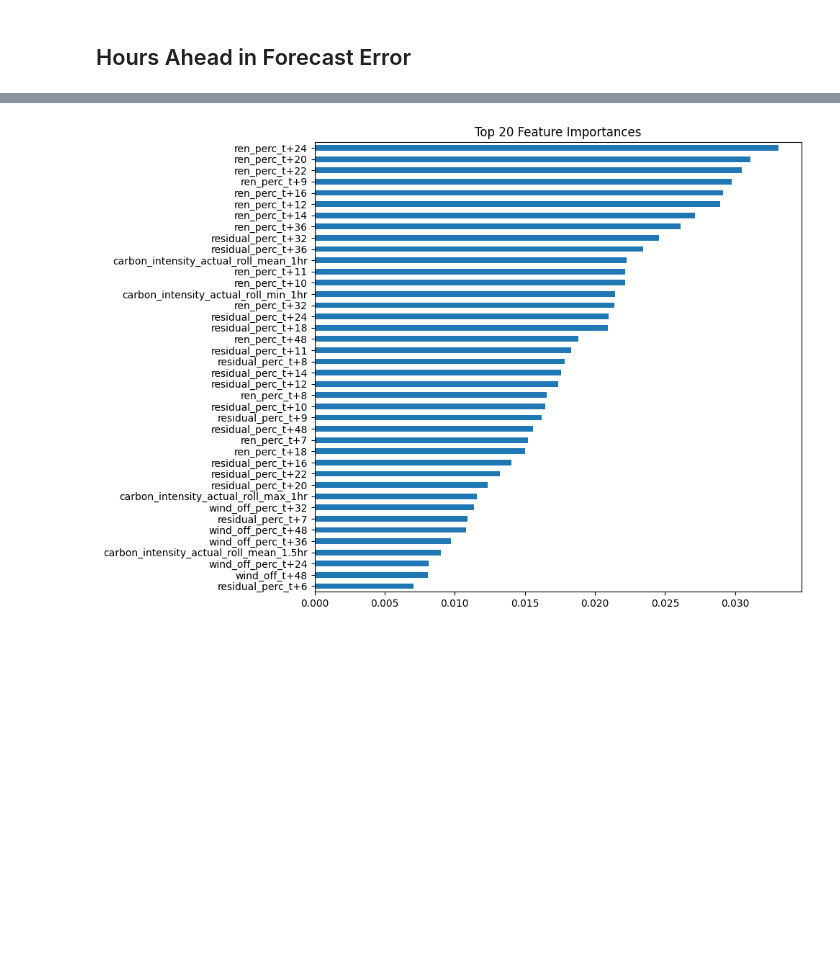
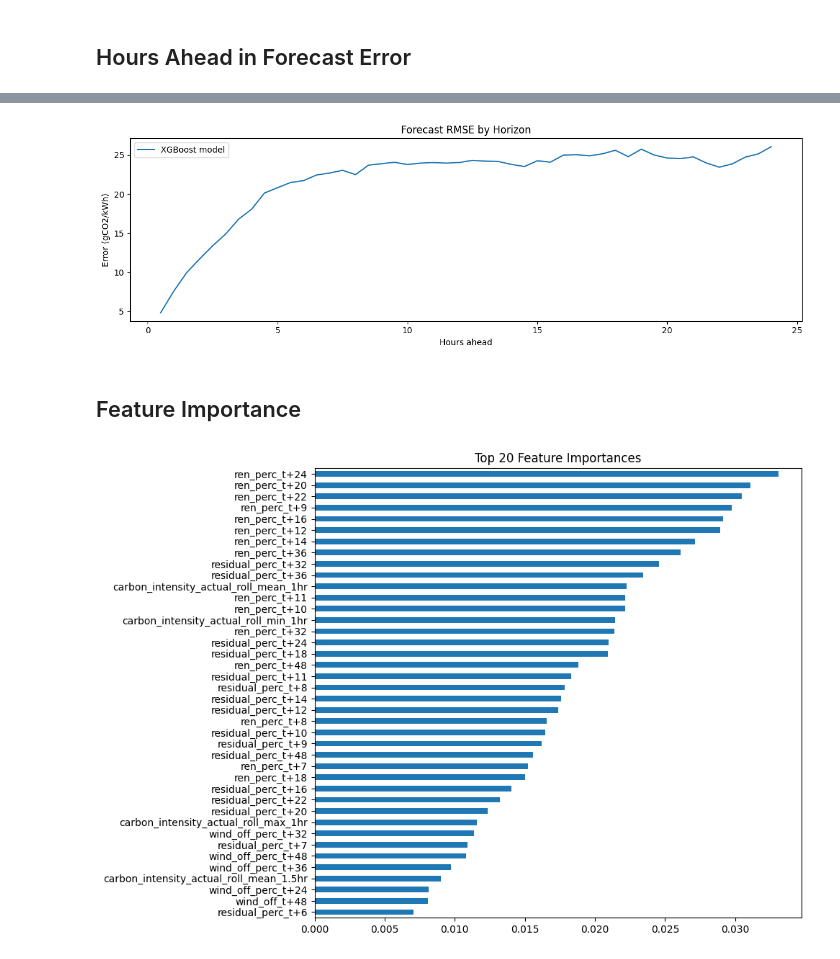
Before and after one commit to ed-jeffrey/ml-forecasting, a Jupyter notebook: ml-forecasting/model_evaluation.ipynb, the cells around one changed output, grey strips where cells are left out. Saved outputs shown, nothing was run; the diff lists cells and outputs as text; code cells hidden in the pictures; blank space fills up the shorter version.

```diff
--- a/ml-forecasting/model_evaluation.ipynb
+++ b/ml-forecasting/model_evaluation.ipynb
@@ -108,3 +123,16 @@ plt.savefig("data/outputs/figures/forecast_err_by_horizon.png", dpi=200)
+# %%
+fig, ax = plt.subplots(figsize=(12, 4))
+ax.plot(hours_ahead, rmse_per_horizon, label="XGBoost model")
+ax.set_xlabel("Hours ahead")
+ax.set_ylabel("Error (gCO2/kWh)")
+ax.set_title("Forecast RMSE by Horizon")
+ax.legend()
+plt.tight_layout()
+plt.savefig("data/outputs/figures/forecast_RMSE_by_horizon.png", dpi=200)
+# %% [output]
+[figure, added]
+# %% [markdown]
+## Feature Importance
 # %%
 # Averaged feature importances across all 48 output horizon trees
 feat_imp = pd.Series(reg.feature_importances_, index=X_train.columns)
```
Also changed, not shown: parts of 9 cells of this notebook, 6 other files.
